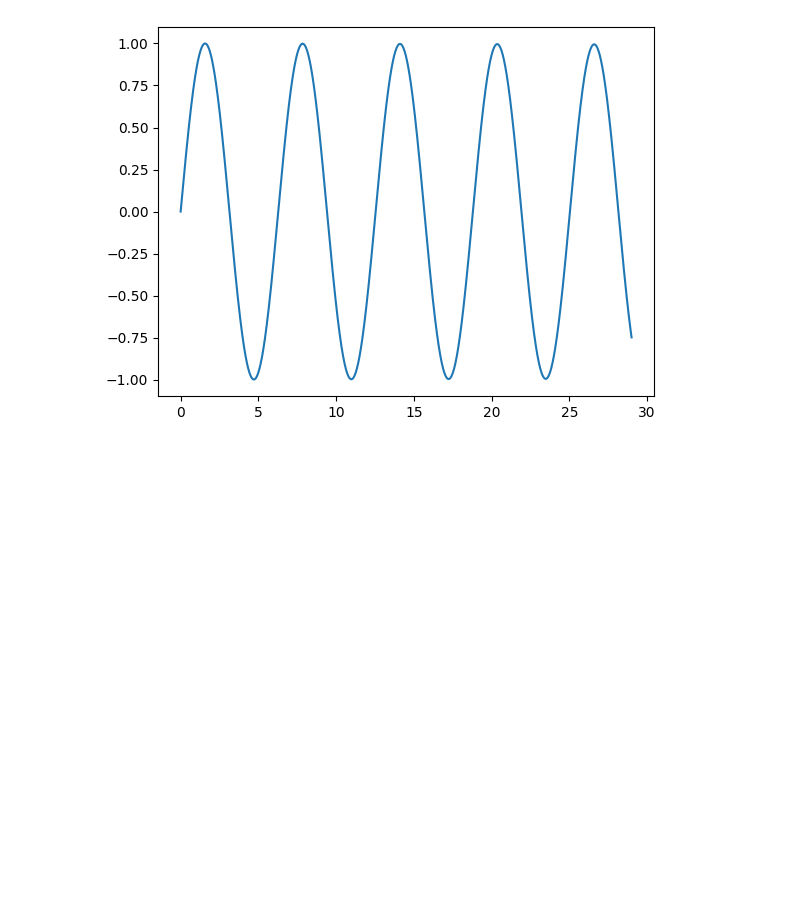
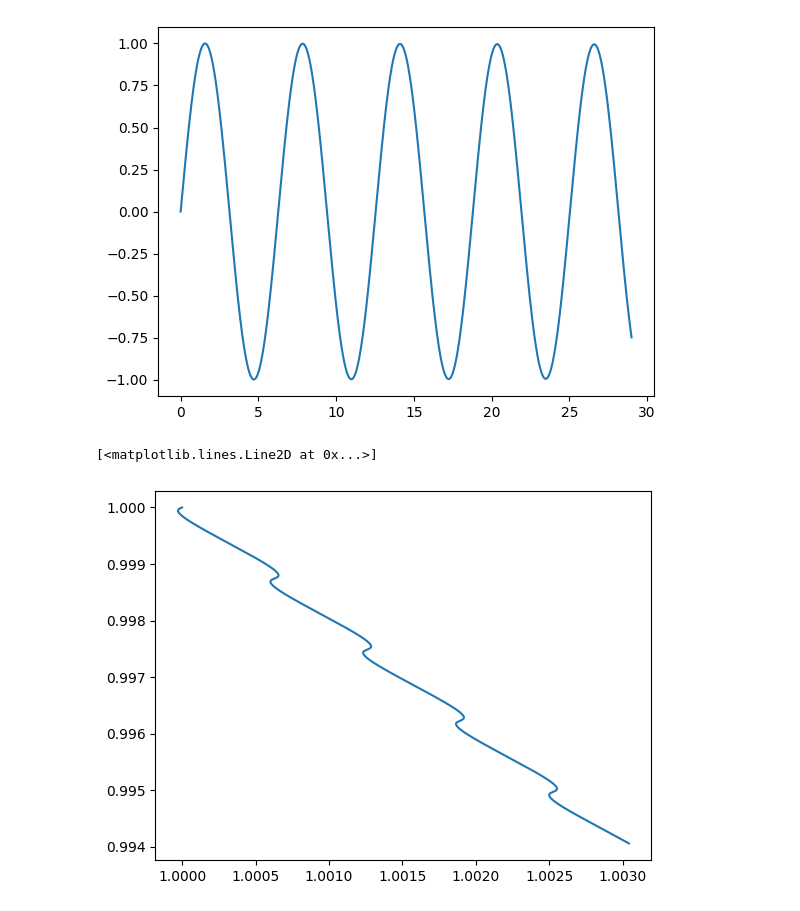
Before and after one commit to kpiotr6/MOWNIT, a Jupyter notebook: L9/txt.ipynb, the cells around one changed output. Saved outputs shown, nothing was run; the diff lists cells and outputs as text; code cells hidden in the pictures; blank space fills up the shorter version.

```diff
--- a/L9/txt.ipynb
+++ b/L9/txt.ipynb
@@ -86,7 +86,7 @@ def ode_vals(x1,x2,y1,y2):
     mat[3] = -y1/tmp
     return mat
 
-def euler_exp_mat(x1, x2, y1, y2, h, end, endx=True):
+def euler_exp_mat(x1, x2, y1, y2, h, t, end, endx=True):
     if endx:
         iters = int((end - x1)//h)+1
     else:
@@ -108,7 +108,7 @@ def x_e(e):
     return 1-e
 def y_e(e):
     return ((1+e)/(1-e))**2
-sol = euler_exp_mat(1,0,0,1,0.00001,30)
+sol = euler_exp_mat(1,0,0,1,0.00001,0,30)
 print(sol)
 y,x,t,v,r = [i[0] for i in sol],[i[2] for i in sol],[i[4] for i in sol],[(i[1]**2+i[3]**2)**(1/2) for i in sol],[(i[0]**2+i[2]**2)**(1/2) for i in sol]
 plt.plot(x,y)
@@ -144,14 +144,13 @@ def solve_imp(vars,px1,px2,py1,py2,h):
     eq4 = y2 - py2 + h * y1/((x1**2+y1**2)**(3/2)) #y2
     return [eq1,eq2,eq3,eq4]
 
-def euler_imp_mat(x1, x2, y1, y2, h, end, endx=True):
+def euler_imp_mat(x1, x2, y1, y2, h, time, end, endx=True):
     if endx:
         iters = int((end - x1)//h)+1
     else:
         iters = int((end - y1)//h)+1
     sol = np.empty(shape=iters,dtype='object')
     sol[0] = (x1,x2,y1,y2)
-    time = 0
     for i in range(1,iters):
         tmp = sol[i-1]+(h,)
         sol[i] = fsolve(solve_imp,sol[i-1],args=tmp)
@@ -161,7 +160,7 @@ def euler_imp_mat(x1, x2, y1, y2, h, end, endx=True):
     sol[iters-1] = sol[iters-1]+(time,)
     return sol
 # %%
-sol = euler_imp_mat(1,0,0,1,0.0001,30)
+sol = euler_imp_mat(1,0,0,1,0.0001,0,30)
 y,x = [i[0] for i in sol],[i[2] for i in sol]
 plt.plot(x,y)
 print(sol)
@@ -185,3 +184,8 @@ plt.plot(t,x)
 # %% [output]
 [<matplotlib.lines.Line2D at 0x...>]
 [figure]
+# %%
+plt.plot(v,r)
+# %% [output]
+[<matplotlib.lines.Line2D at 0x...>]
+[figure, added]
```
Also changed, not shown: parts of 7 cells of this notebook.
